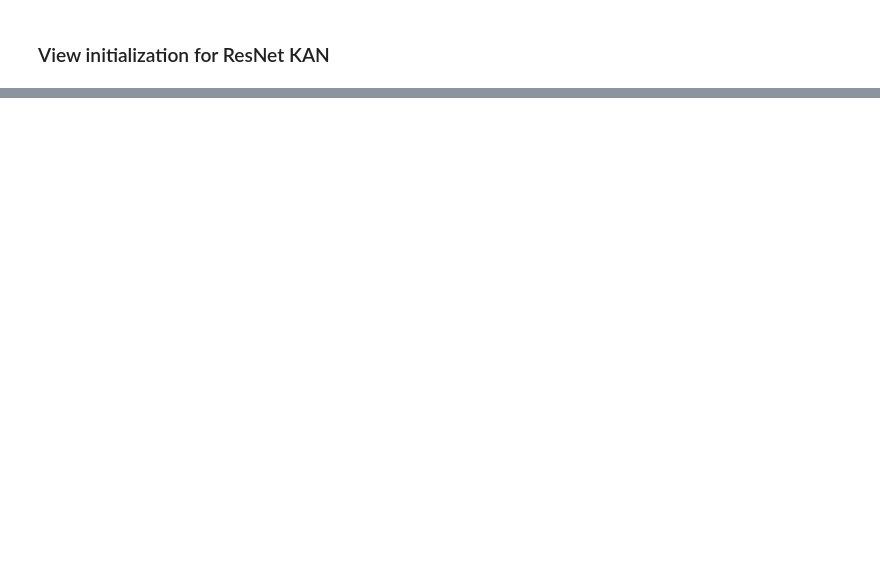
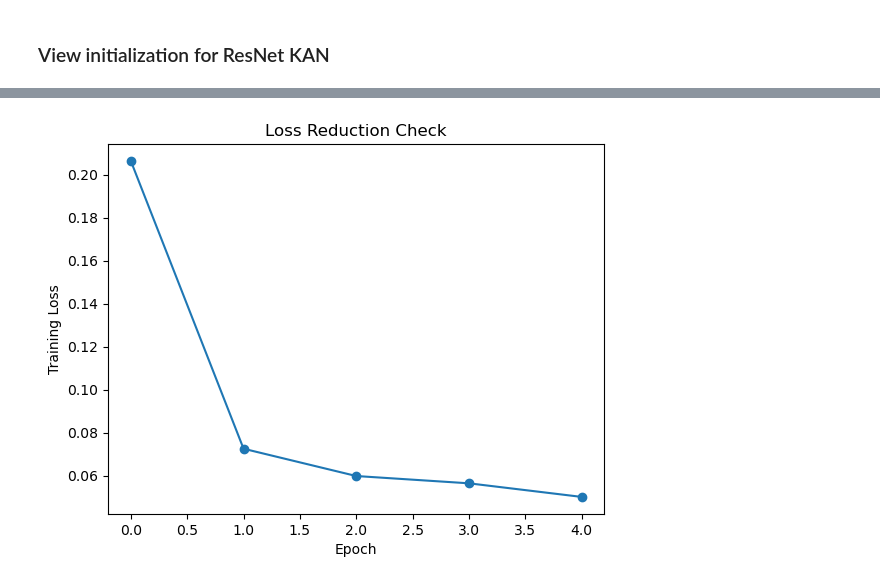
Before and after one commit to Ariestootl/machine_learning, a Jupyter notebook: deep_learning/PyTorch/CNN/CNN Architectures.ipynb, the cells around one changed output, grey strips where cells are left out. Cells and saved outputs as stored; diff of their text form; code cells hidden in the pictures; blank space fills up the shorter version.

```diff
--- a/deep_learning/PyTorch/CNN/CNN Architectures.ipynb
+++ b/deep_learning/PyTorch/CNN/CNN Architectures.ipynb
@@ -817,7 +835,7 @@ class VGG_KAN(nn.Module):
         self.convolutional_blocks = self.create_convolutional_blocks(chosen_model_params)
 
         self.KANClassifier = nn.Sequential(
-            NaiveFourierKANLayer(128*3*3, 256, initial_gridsize=25),
+            NaiveFourierKANLayer(128*3*3, 256, initial_gridsize=30),
             NaiveFourierKANLayer(256, output_shape, initial_gridsize=25)
 
         )
@@ -1080,0 +1092,6 @@ tensor([[[[-3.5427e-01,  4.3665e-01,  2.6889e-01,  ..., -2.8137e-01,
+# %%
+tensor1 = torch.randn(size=(3, 128, 128))  # Single image (C, H, W)
+print(tensor1.shape)
+
+output = fsl_model(tensor1.unsqueeze(dim=0))  # Add batch dimension
+print(output)
@@ -1107,0 +1877,60 @@ tensor([[-2.4701,  2.4353,  2.0833,  1.7855,  2.3020, -0.4317, -2.8800,  0.6006,
+# %%
+import torch
+import torch.nn as nn
+import torch.optim as optim
+import torchvision
+import torchvision.transforms as transforms
+from torch.utils.data import DataLoader
+import matplotlib.pyplot as plt
+
+# 📌 1️⃣ Load MNIST Dataset (Grayscale 1-Channel Images)
+transform = transforms.Compose([
+    transforms.Resize((28, 28)),  # Resize to match model input
+    transforms.ToTensor(),
+    transforms.Normalize((0.5,), (0.5,))
+])
+
+train_dataset = torchvision.datasets.MNIST(root='./data', train=True, transform=transform, download=True)
+test_dataset = torchvision.datasets.MNIST(root='./data', train=False, transform=transform, download=True)
+
+train_loader = DataLoader(train_dataset, batch_size=64, shuffle=True)
+test_loader = DataLoader(test_dataset, batch_size=64, shuffle=False)
+
+# 📌 2️⃣ Modify Model for MNIST (1-channel input, 10 output classes)
+model = ResNet_KAN(Block, layers=[2, 2, 2], input_shape=1, output_shape=10)
+
+# 📌 3️⃣ Define Loss & Optimizer
+# criterion = nn.NLLLoss()
+criterion = nn.CrossEntropyLoss()
+# optimizer = optim.Adam(model.parameters(), lr=0.001)
+optimizer = Adan(model.parameters(), lr=0.001, betas=(0.98,0.92,0.99), weight_decay=1e-3)
+
+# 📌 4️⃣ Training Loop
+num_epochs = 5
+train_losses = []
+
+for epoch in tqdm(range(num_epochs)):
+    model.train()
+    running_loss = 0.0
+    for images, labels in train_loader:
+        # images, labels = images.to("cuda"), labels.to("cuda")
+
+        optimizer.zero_grad()
+        outputs = model(images)
+        loss = criterion(outputs, labels)
+        loss.backward()
+        optimizer.step()
+
+        running_loss += loss.item()
+
+    avg_loss = running_loss / len(train_loader)
+    train_losses.append(avg_loss)
+    print(f"Epoch [{epoch+1}/{num_epochs}], Loss: {avg_loss:.4f}")
+
+# 📌 5️⃣ Plot Loss Curve
+plt.plot(train_losses, marker='o')
+plt.xlabel("Epoch")
+plt.ylabel("Training Loss")
+plt.title("Loss Reduction Check")
+plt.show()
+# %% [output]
@@ -1107,0 +1942 @@ tensor([[-2.4701,  2.4353,  2.0833,  1.7855,  2.3020, -0.4317, -2.8800,  0.6006,
+[figure, added]
```
Also changed, not shown: parts of 10 cells of this notebook, 8 other files.
